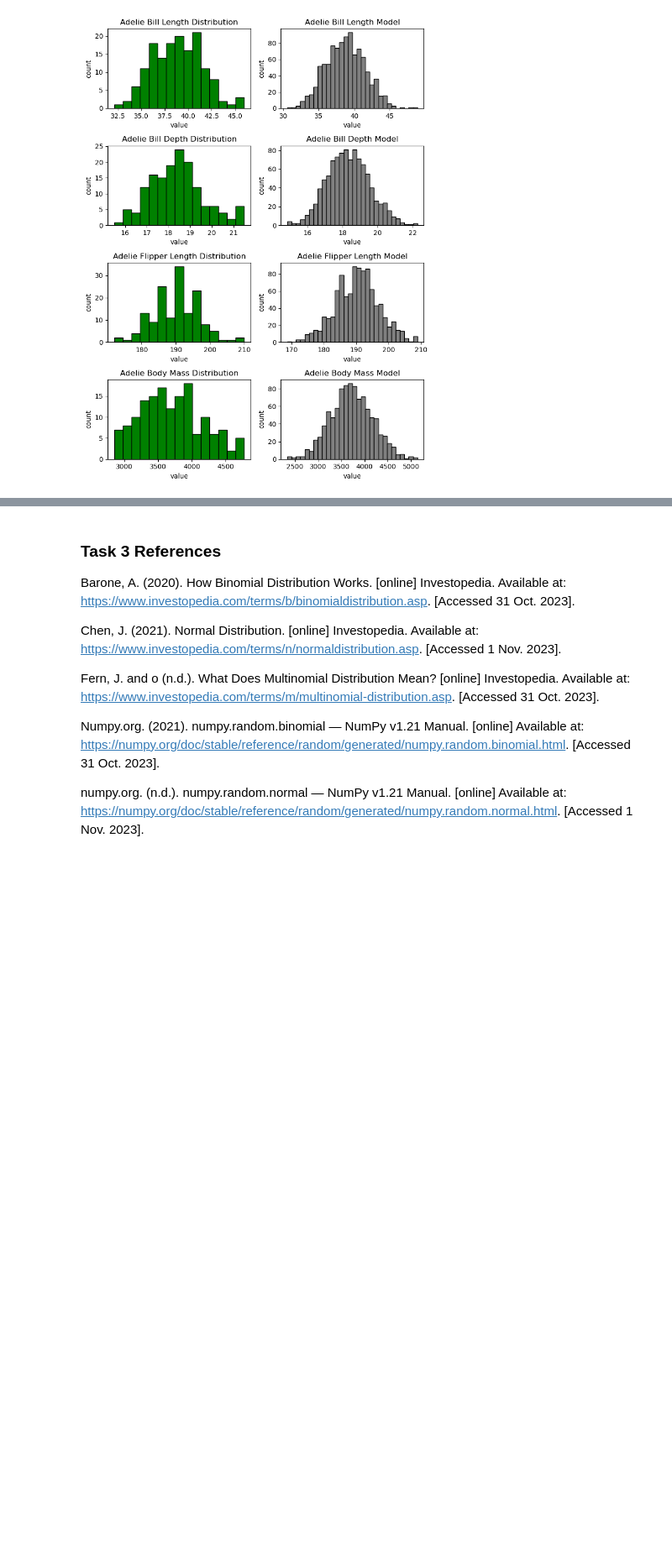
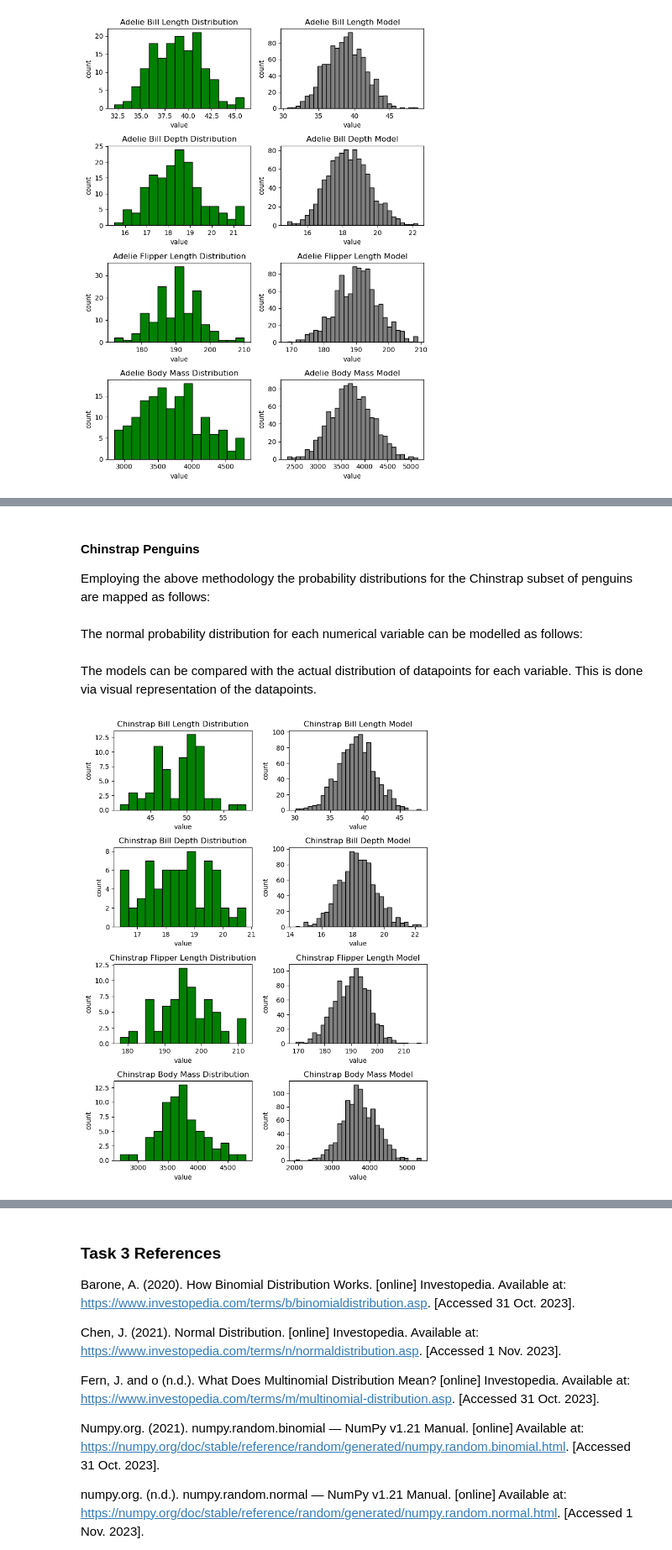
Before and after one commit to humphs078/data_analysis_fundamentals, a Jupyter notebook: tasks.ipynb, the cells around one changed output, grey strips where cells are left out. Shown at 84% size. Drawn from its saved outputs; the diff is of its cells as text; code cells hidden in the pictures; blank space fills up the shorter version.

Commit message:
Task 3 - complete chinstrap distribution models

```diff
--- a/tasks.ipynb
+++ b/tasks.ipynb
@@ -657,0 +661,60 @@ plt.show()
+# %% [markdown]
+#### Chinstrap Penguins <a id="chinstrap-penguins"></a>
+
+Employing the above methodology the probability distributions for the Chinstrap subset of penguins are mapped as follows:
+# %%
+# assign variables
+chinstrap_summary = penguins_copy_chinstrap.describe()
+
+# assign mean and std to variables
+chinstrap_bill_length_mean = adelie_summary.iloc[1, 0]
+chinstrap_bill_length_sd = adelie_summary.iloc[2, 0]
+chinstrap_bill_depth_mean = adelie_summary.iloc[1, 1]
+chinstrap_bill_depth_sd = adelie_summary.iloc[2, 1]
+chinstrap_flipper_length_mean = adelie_summary.iloc[1, 2]
+chinstrap_flipper_length_sd = adelie_summary.iloc[2, 2]
+chinstrap_body_mass_mean = adelie_summary.iloc[1, 3]
+chinstrap_body_mass_sd = adelie_summary.iloc[2, 3]
+# %% [markdown]
+The normal probability distribution for each numerical variable can be modelled as follows:
+# %%
+chinstrap_bill_length_normal_prob_dist = np.random.normal(chinstrap_bill_length_mean, chinstrap_bill_length_sd, 1000)
+chinstrap_bill_depth_normal_prob_dist = np.random.normal(chinstrap_bill_depth_mean, chinstrap_bill_depth_sd, 1000)
+chinstrap_flipper_length_normal_prob_dist = np.random.normal(chinstrap_flipper_length_mean, chinstrap_flipper_length_sd, 1000)
+chinstrap_body_mass_normal_prob_dist = np.random.normal(chinstrap_body_mass_mean, chinstrap_body_mass_sd, 1000)
+# %% [markdown]
+The models can be compared with the actual distribution of datapoints for each variable. This is done via visual representation of the datapoints.
+# %%
+plt.rcParams["figure.figsize"] = [7.50, 10]
+plt.rcParams["figure.autolayout"] = True
+
+fig, axis = plt.subplots(4, 2)
+axis[0, 0].hist(penguins_copy_chinstrap['bill_length_mm'], color = 'green', edgecolor = 'black', bins=15)
+axis[0, 0].set_title("Chinstrap Bill Length Distribution")
+axis[0, 0].set(xlabel='value', ylabel='count')
+axis[0, 1].hist(chinstrap_bill_length_normal_prob_dist, color = 'grey', edgecolor = 'black', bins=30)
+axis[0, 1].set_title("Chinstrap Bill Length Model")
+axis[0, 1].set(xlabel='value', ylabel='count')
+axis[1, 0].hist(penguins_copy_chinstrap['bill_depth_mm'], color = 'green', edgecolor = 'black', bins=15)
+axis[1, 0].set_title("Chinstrap Bill Depth Distribution")
+axis[1, 0].set(xlabel='value', ylabel='count')
+axis[1, 1].hist(chinstrap_bill_depth_normal_prob_dist, color = 'grey', edgecolor = 'black', bins=30)
+axis[1, 1].set_title("Chinstrap Bill Depth Model")
+axis[1, 1].set(xlabel='value', ylabel='count')
+axis[2, 0].hist(penguins_copy_chinstrap['flipper_length_mm'], color = 'green', edgecolor = 'black', bins=15)
+axis[2, 0].set_title("Chinstrap Flipper Length Distribution")
+axis[2, 0].set(xlabel='value', ylabel='count')
+axis[2, 1].hist(chinstrap_flipper_length_normal_prob_dist, color = 'grey', edgecolor = 'black', bins=30)
+axis[2, 1].set_title("Chinstrap Flipper Length Model")
+axis[2, 1].set(xlabel='value', ylabel='count')
+axis[3, 0].hist(penguins_copy_chinstrap['body_mass_g'], color = 'green', edgecolor = 'black', bins=15)
+axis[3, 0].set_title("Chinstrap Body Mass Distribution")
+axis[3, 0].set(xlabel='value', ylabel='count')
+axis[3, 1].hist(chinstrap_body_mass_normal_prob_dist, color = 'grey', edgecolor = 'black', bins=30)
+axis[3, 1].set_title("Chinstrap Body Mass Model")
+axis[3, 1].set(xlabel='value', ylabel='count')
+
+plt.tight_layout()
+plt.show()
+# %% [output]
+[figure, added]
```
Also changed, not shown: parts of 8 cells of this notebook.
